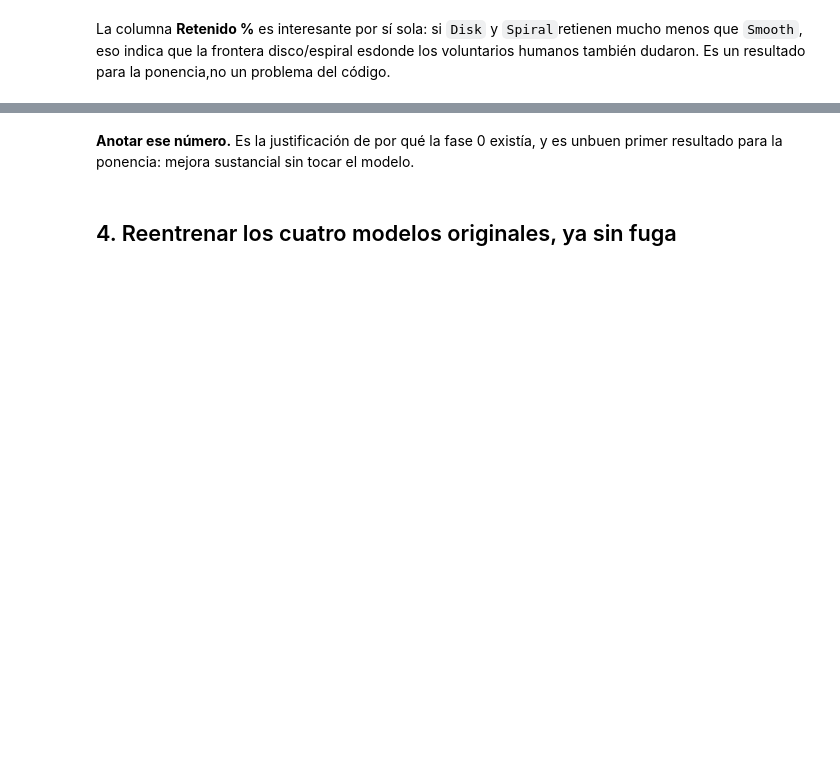
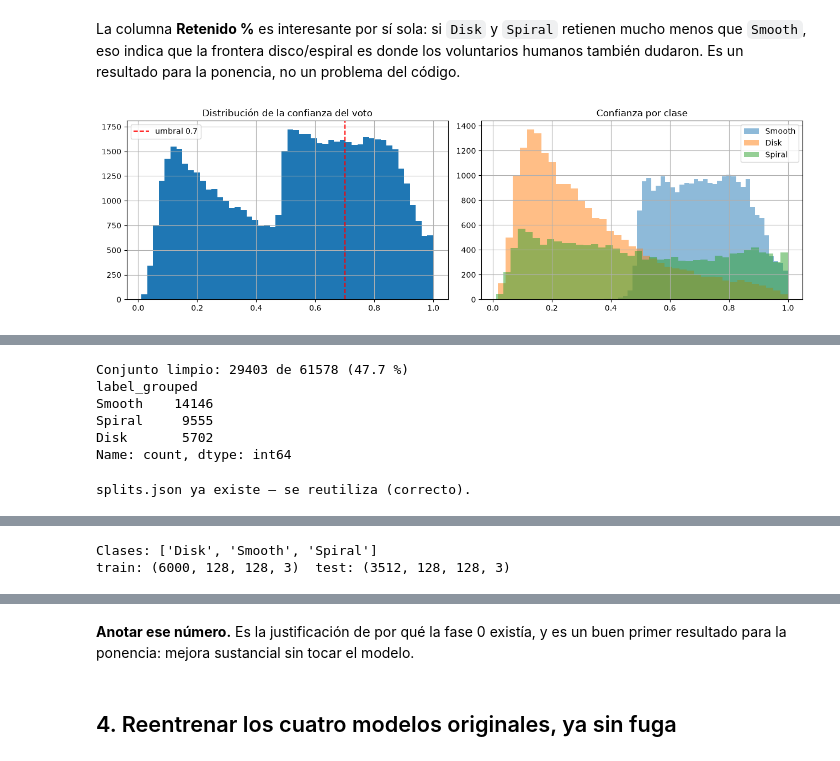
Before and after one commit to sacarrasquillah042/GalaxIA, a Jupyter notebook: notebooks/01_fase0_reparacion.ipynb, the cells around one changed output, grey strips where cells are left out. Saved outputs shown, nothing was run; the diff lists cells and outputs as text; code cells hidden in the pictures; blank space fills up the shorter version.

```diff
--- a/notebooks/01_fase0_reparacion.ipynb
+++ b/notebooks/01_fase0_reparacion.ipynb
@@ -7,2 +51,6 @@ import sys, time, jsonfrom pathlib import Pathsys.path.insert(0, str(Path.cwd().
 # %%
-df = data.cargar_csv()print(f"{len(df)} galaxias, {df.shape[1]} columnas")df = labels.construir_etiquetas(df)display(labels.resumen(df, umbral=0.7))
+df = data.cargar_csv()
+print(f"{len(df)} galaxias, {df.shape[1]} columnas")
+
+df = labels.construir_etiquetas(df)
+display(labels.resumen(df, umbral=0.7))
@@ -11,3 +70,13 @@ La columna **Retenido %** es interesante por sí sola: si `Disk` y `Spiral`retie
 # %%
-fig, ax = plt.subplots(1, 2, figsize=(13, 4))df["confianza"].hist(bins=50, ax=ax[0])ax[0].axvline(0.7, color="r", ls="--", label="umbral 0.7")ax[0].set_title("Distribución de la confianza del voto"); ax[0].legend()for c in ["Smooth", "Disk", "Spiral"]:    df.loc[df.label_grouped == c, "confianza"].hist(bins=40, alpha=0.5, ax=ax[1], label=c)ax[1].set_title("Confianza por clase"); ax[1].legend()plt.tight_layout(); plt.show()
+fig, ax = plt.subplots(1, 2, figsize=(13, 4))
+df["confianza"].hist(bins=50, ax=ax[0])
+ax[0].axvline(0.7, color="r", ls="--", label="umbral 0.7")
+ax[0].set_title("Distribución de la confianza del voto"); ax[0].legend()
+
+for c in ["Smooth", "Disk", "Spiral"]:
+    df.loc[df.label_grouped == c, "confianza"].hist(bins=40, alpha=0.5, ax=ax[1], label=c)
+ax[1].set_title("Confianza por clase"); ax[1].legend()
+plt.tight_layout(); plt.show()
+# %% [output]
+[figure, added]
 # %% [markdown]
@@ -15,5 +89,22 @@ fig, ax = plt.subplots(1, 2, figsize=(13, 4))df["confianza"].hist(bins=50, ax=ax
 # %%
-UMBRAL = 0.7df_clean = labels.filtrar_por_confianza(df, umbral=UMBRAL, excluir_puntuales=True)print(f"Conjunto limpio: {len(df_clean)} de {len(df)} ({len(df_clean)/len(df)*100:.1f} %)")print(df_clean["label_grouped"].value_counts())
+UMBRAL = 0.7
+df_clean = labels.filtrar_por_confianza(df, umbral=UMBRAL, excluir_puntuales=True)
+print(f"Conjunto limpio: {len(df_clean)} de {len(df)} ({len(df_clean)/len(df)*100:.1f} %)")
+print(df_clean["label_grouped"].value_counts())
+# %% [output]
+Conjunto limpio: 29403 de 61578 (47.7 %)
+label_grouped
+Smooth    14146
+Spiral     9555
+Disk       5702
+Name: count, dtype: int64
 # %%
-# Splits congelados. EJECUTAR UNA SOLA VEZ. No regenerar después.if not (data.DIR_PROC / "splits.json").exists():    s = data.crear_splits(df_clean)    print({k: len(v) for k, v in s.items() if k != "meta"})else:    print("splits.json ya existe — se reutiliza (correcto).")
+# Splits congelados. EJECUTAR UNA SOLA VEZ. No regenerar después.
+if not (data.DIR_PROC / "splits.json").exists():
+    s = data.crear_splits(df_clean)
+    print({k: len(v) for k, v in s.items() if k != "meta"})
+else:
+    print("splits.json ya existe — se reutiliza (correcto).")
+# %% [output]
+splits.json ya existe — se reutiliza (correcto).
 # %% [markdown]
@@ -21,3 +118,23 @@ UMBRAL = 0.7df_clean = labels.filtrar_por_confianza(df, umbral=UMBRAL, excluir_p
 # %%
-from sklearn.decomposition import PCAfrom sklearn.pipeline import Pipelinefrom sklearn.preprocessing import StandardScalerfrom sklearn.svm import SVCfrom sklearn.model_selection import train_test_splitd = data.preparar_conjunto(df_clean, size=128)clases = d["clases"]; le = d["label_encoder"]print("Clases:", clases)# Submuestra para que la comparación sea rápida (el run completo va en la sección 4)N = 6000rng = np.random.default_rng(42)sel = rng.choice(len(d["train"]["y"]), size=min(N, len(d["train"]["y"])), replace=False)Xtr_img = np.array(d["train"]["X"][np.sort(sel)])ytr = d["train"]["y"][np.sort(sel)]Xte_img = np.array(d["test"]["X"]); yte = d["test"]["y"]print("train:", Xtr_img.shape, " test:", Xte_img.shape)
+from sklearn.decomposition import PCA
+from sklearn.pipeline import Pipeline
+from sklearn.preprocessing import StandardScaler
+from sklearn.svm import SVC
+from sklearn.model_selection import train_test_split
+
+d = data.preparar_conjunto(df_clean, size=128)
+clases = d["clases"]; le = d["label_encoder"]
+print("Clases:", clases)
+
+# Submuestra para que la comparación sea rápida (el run completo va en la sección 4)
+N = 6000
+rng = np.random.default_rng(42)
+sel = rng.choice(len(d["train"]["y"]), size=min(N, len(d["train"]["y"])), replace=False)
+Xtr_img = np.array(d["train"]["X"][np.sort(sel)])
+ytr = d["train"]["y"][np.sort(sel)]
+Xte_img = np.array(d["test"]["X"]); yte = d["test"]["y"]
+print("train:", Xtr_img.shape, " test:", Xte_img.shape)
+# %% [output]
+Clases: ['Disk', 'Smooth', 'Spiral']
+train: (6000, 128, 128, 3)  test: (3512, 128, 128, 3)
 # %%
```
Also changed, not shown: parts of 9 cells of this notebook, 1 other file.
